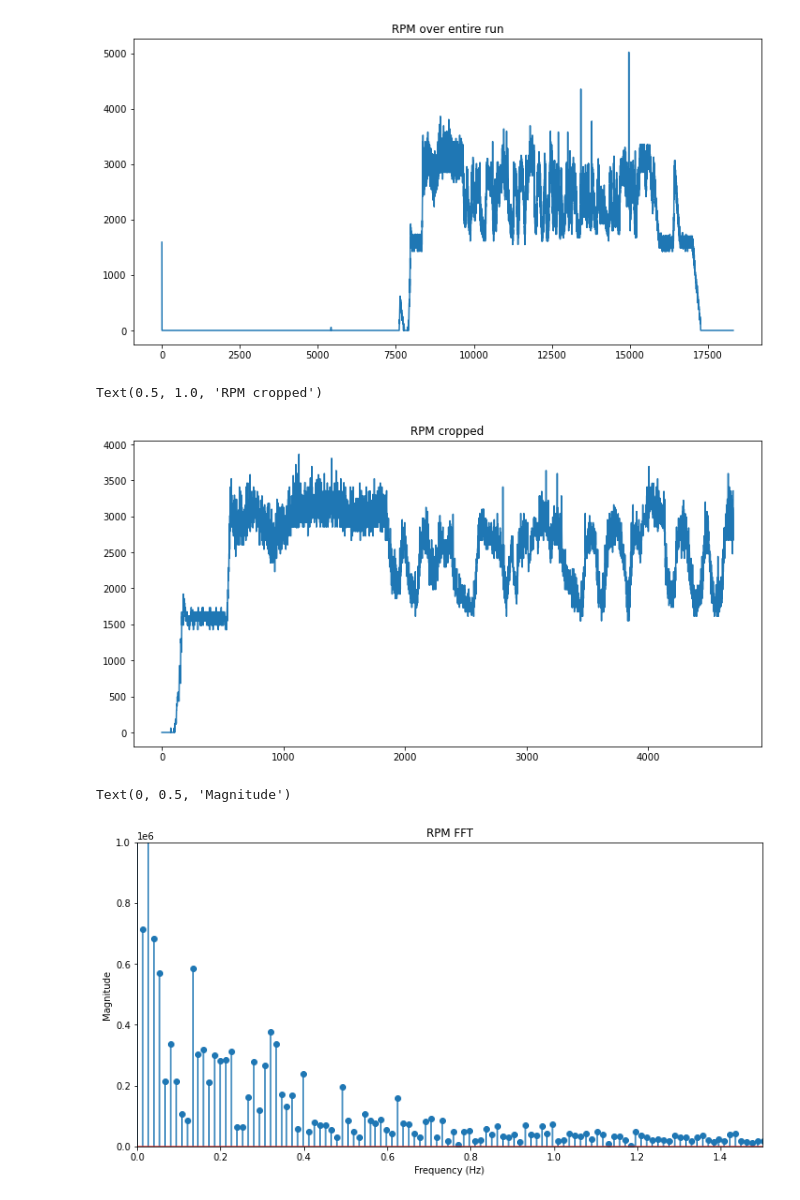
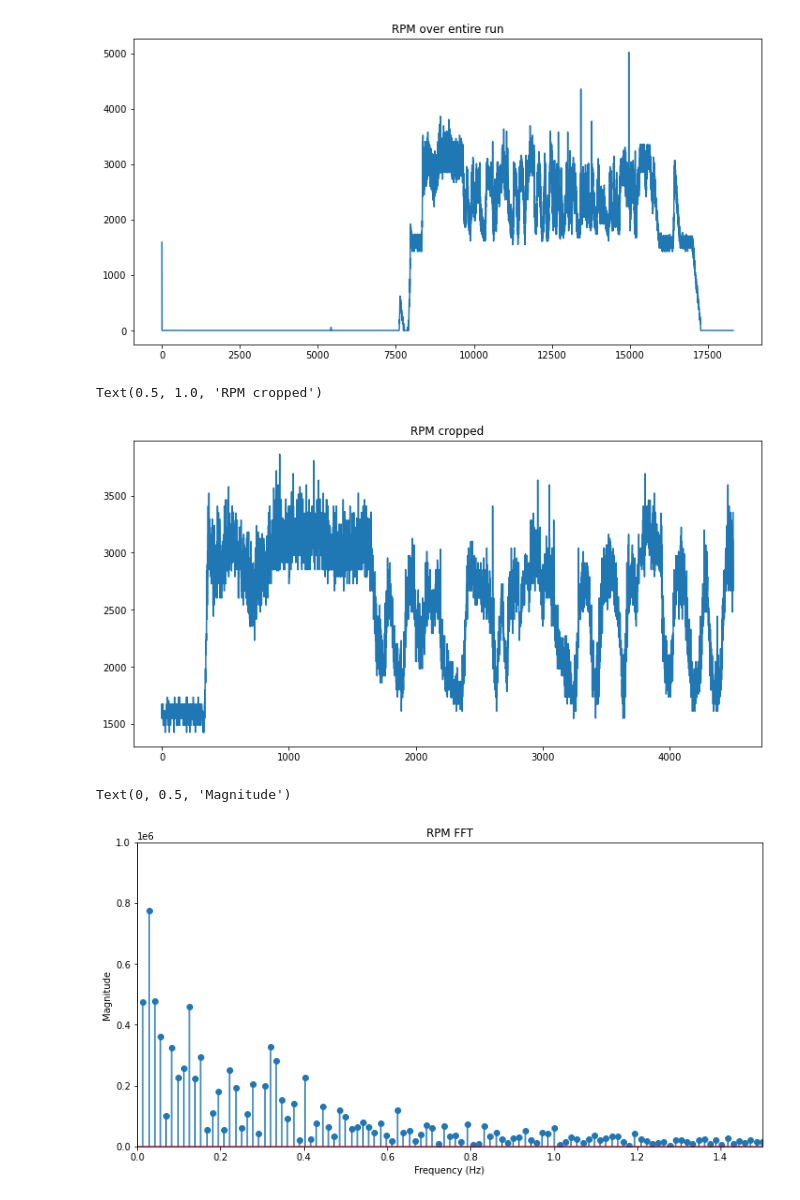
Before and after one commit to Bruin-Racing-Baja/MOAT, a Jupyter notebook: data_analysis/freq_analysis.ipynb, the cells around one changed output. Saved outputs shown, nothing was run; the diff lists cells and outputs as text; code cells hidden in the pictures.

```diff
--- a/data_analysis/freq_analysis.ipynb
+++ b/data_analysis/freq_analysis.ipynb
@@ -20,14 +20,14 @@ plt.title("RPM over entire run")
 Text(0.5, 1.0, 'RPM over entire run')
 [figure]
 # %%
-y_trim = y[7800:12500] #trim
+y_trim = y[8000:12500] #trim
 x = np.arange(len(y_trim))
 plt.figure(figsize = (12, 6))
 plt.plot(x, y_trim)
 plt.title("RPM cropped")
 # %% [output]
 Text(0.5, 1.0, 'RPM cropped')
-[figure, old version]
+[figure, new version]
 # %%
 Y = scipy.fft.fft(y_trim)
 N = len(Y)
@@ -42,7 +42,7 @@ plt.xlabel('Frequency (Hz)')
 plt.ylabel('Magnitude')
 # %% [output]
 Text(0, 0.5, 'Magnitude')
-[figure, old version]
+[figure, new version]
 # %%
 b, a = signal.butter(4, .1, 'low')  #4th order, cutoff is .1 rad/s
 y_filt = signal.filtfilt(b, a, y_trim)
```
Also changed, not shown: parts of 2 cells of this notebook.
